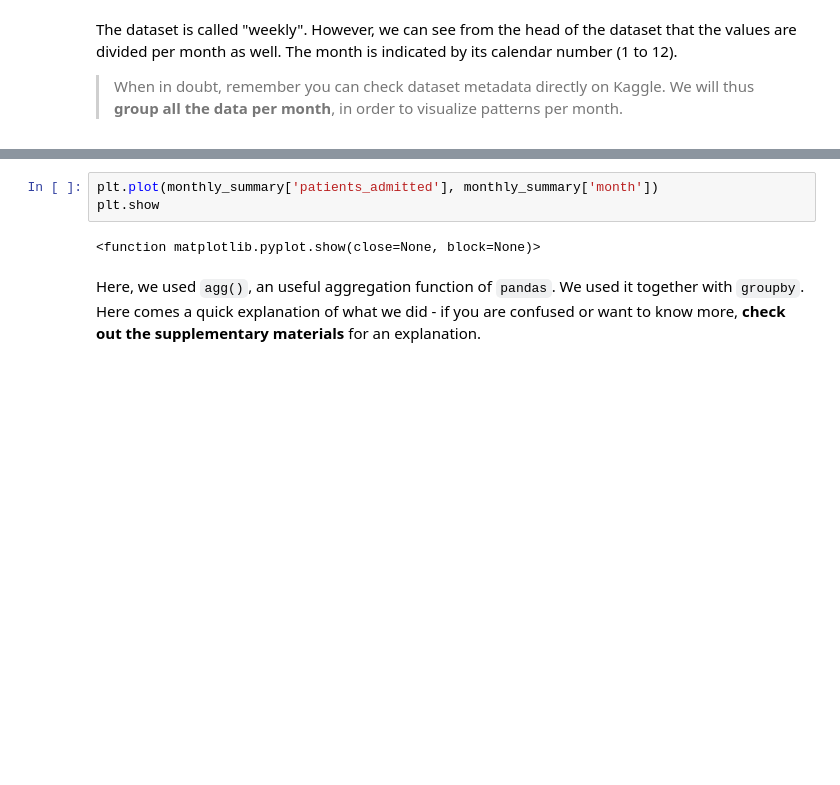
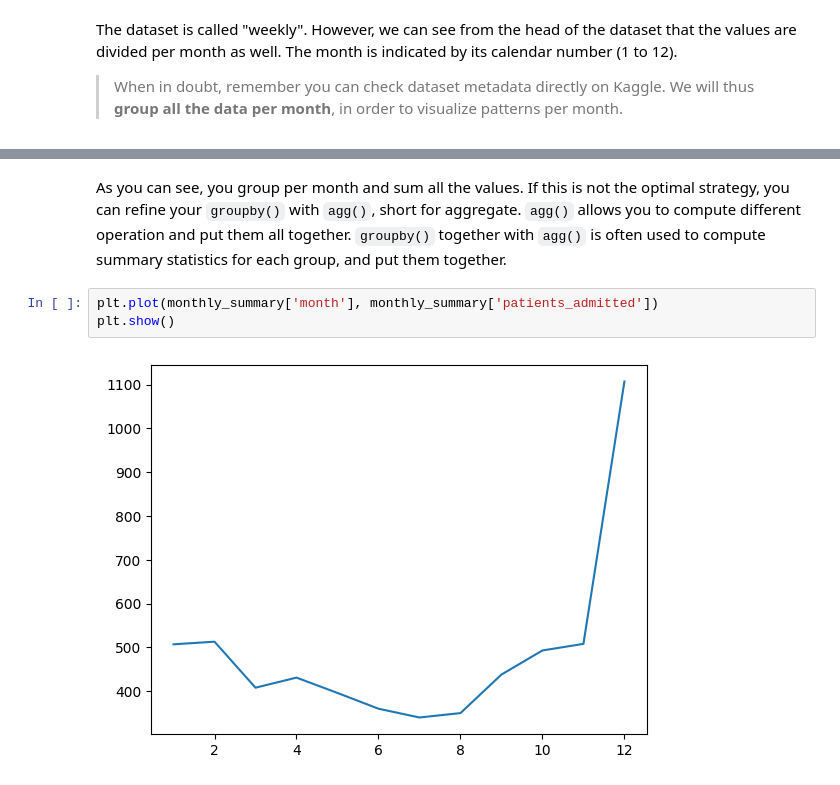
Before and after one commit to cg67qowo/Introduction-to-Data-Analysis-with-Python, a Jupyter notebook: Week4/04-02-Advanced_visualization-1.ipynb, the cells around one changed output, grey strips where cells are left out. Drawn from its saved outputs; the diff is of its cells as text; blank space fills up the shorter version.

```diff
--- a/Week4/04-02-Advanced_visualization-1.ipynb
+++ b/Week4/04-02-Advanced_visualization-1.ipynb
@@ -230,7 +246,7 @@ Monthly Trends:
+# %% [markdown]
+As you can see, you group per month and sum all the values. If this is not the optimal strategy, you can refine your `groupby()` with `agg()`, short for aggregate. `agg()` allows you to compute different operation and put them all together. `groupby()` together with `agg()` is often used to compute summary statistics for each group, and put them together.
 # %%
-plt.plot(monthly_summary['patients_admitted'], monthly_summary['month'])
-plt.show
+plt.plot(monthly_summary['month'], monthly_summary['patients_admitted'])
+plt.show()
 # %% [output]
-<function matplotlib.pyplot.show(close=None, block=None)>
+[figure, added]
-# %% [markdown]
-Here, we used `agg()`, an useful aggregation function of `pandas`. We used it together with `groupby`. Here comes a quick explanation of what we did - if you are confused or want to know more, **check out the supplementary materials** for an explanation.
```
Also changed, not shown: parts of 32 cells of this notebook.
